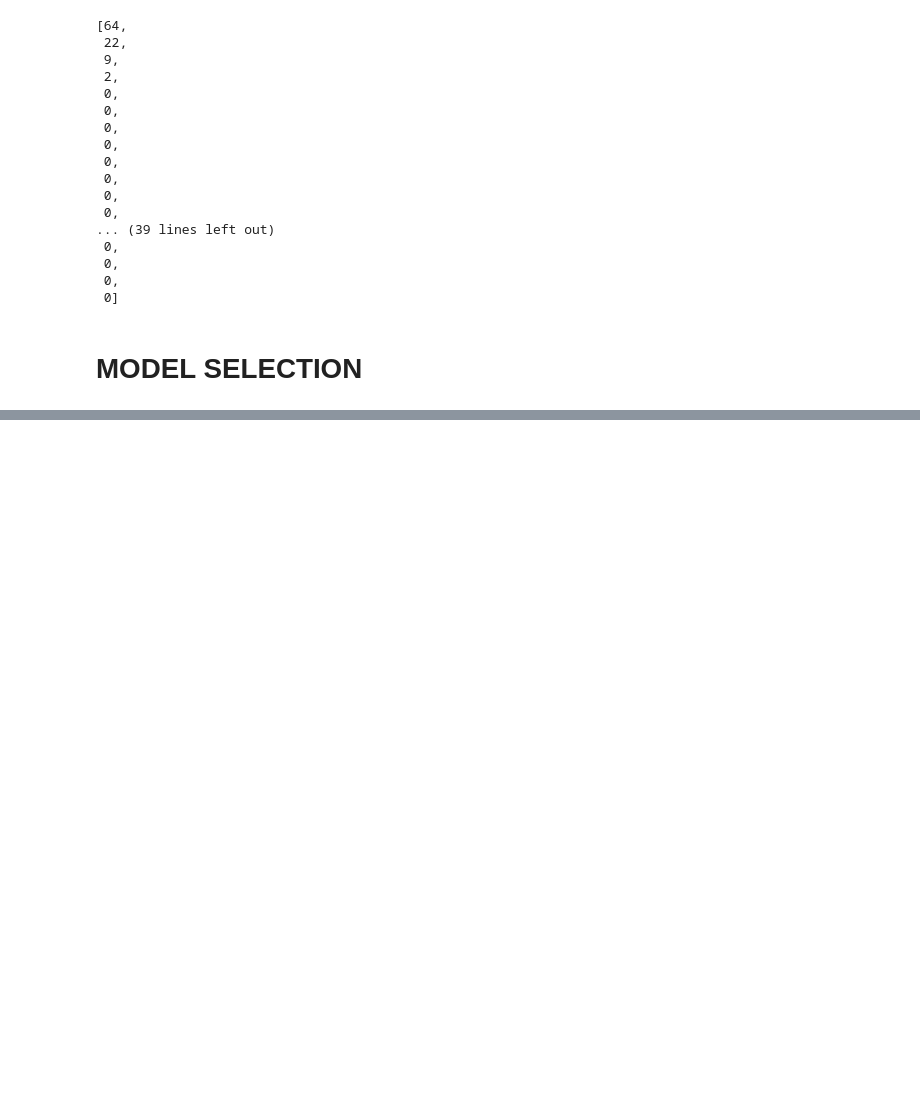
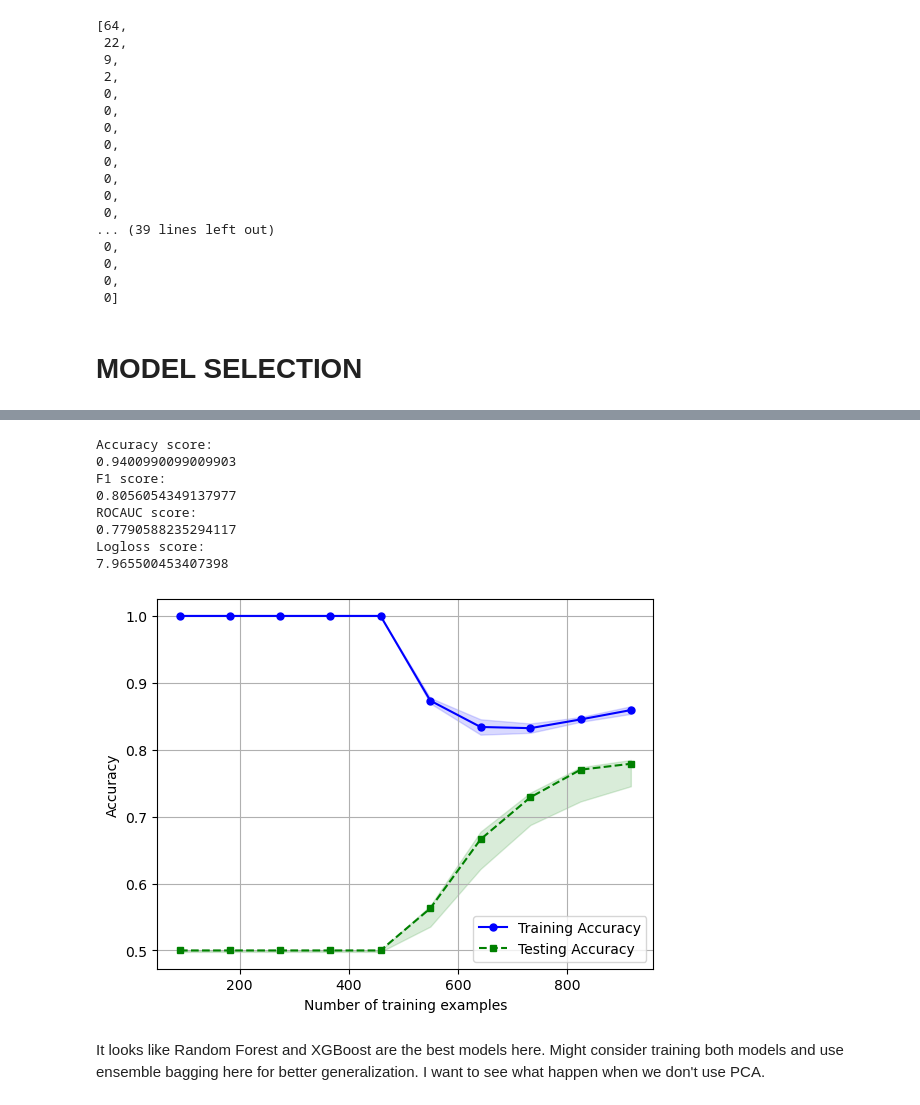
Before and after one commit to quangbui04/age-condition, a Jupyter notebook: age-conditions.ipynb, the cells around one changed output, grey strips where cells are left out. Cells and saved outputs as stored; diff of their text form; code cells hidden in the pictures; blank space fills up the shorter version.

```diff
--- a/age-conditions.ipynb
+++ b/age-conditions.ipynb
@@ -502,0 +384,26 @@ df_test["EJ"] = df_test["EJ"].fillna(df_train["EJ"].mode())
+# %%
+# KNN suffers the same thing as SVM
+scores_knn = cross_val_score(estimator=pipe_knn, X=X_bal, y=y_bal, cv=stratified_kfold)
+print("Accuracy score: ")
+print(scores_rf.mean())
+print("F1 score: ")
+print(scores(f1_score, pipe_knn, X_bal, y_bal, stratified_kfold).mean())
+print("ROCAUC score: ")
+print(scores(roc_auc_score, pipe_knn, X_bal, y_bal, stratified_kfold).mean())
+print("Logloss score: ")
+print(scores(log_loss, pipe_knn, X_bal, y_bal, stratified_kfold).mean())
+# Poor in both bias and variance
+train_sizes, train_scores, test_scores = learning_curve(estimator=pipe_knn, X=X_bal, y=y_bal, train_sizes=np.linspace(0.1,1,10), cv=stratified_kfold)
+learning_curve_plot(train_sizes, train_scores, test_scores)
+# %% [output]
+Accuracy score:
+0.9400990099009903
+F1 score:
+0.8056054349137977
+ROCAUC score:
+0.7790588235294117
+Logloss score:
+7.965500453407398
+[figure, added]
+# %% [markdown]
+It looks like Random Forest and XGBoost are the best models here. Might consider training both models and use ensemble bagging here for better generalization. I want to see what happen when we don't use PCA.
```
Also changed, not shown: parts of 67 cells of this notebook.
